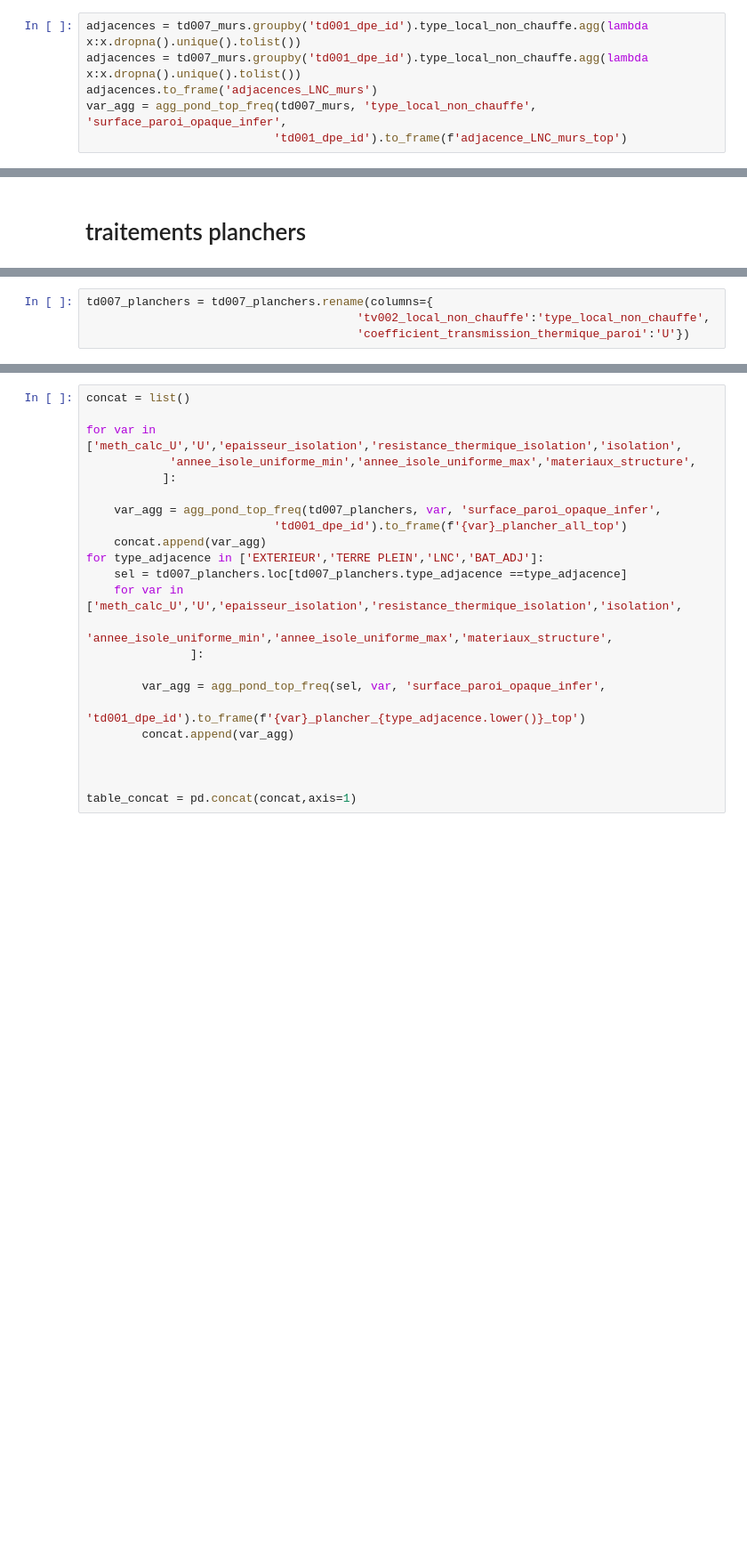
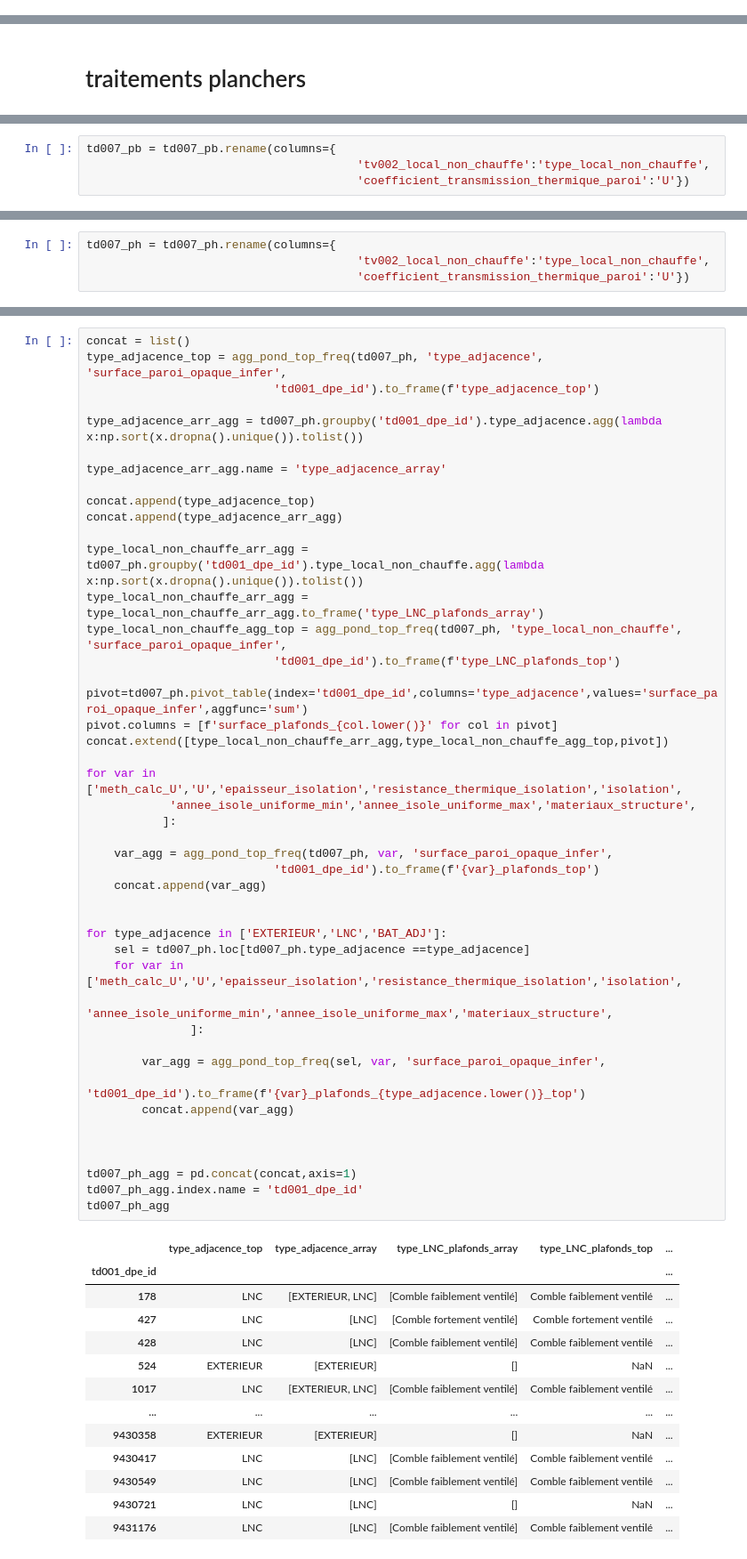
Before and after one commit to etalab/de-dpe-processing, a Jupyter notebook: data_processing_cstb/traitement_donnees_metier/dev.ipynb, the cells around one changed output, grey strips where cells are left out. Shown: that part at 89% size. Drawn from its saved outputs; the diff is of its cells as text; blank space fills up the shorter version.

```diff
--- a/data_processing_cstb/traitement_donnees_metier/dev.ipynb
+++ b/data_processing_cstb/traitement_donnees_metier/dev.ipynb
@@ -373,6 +411,0 @@ See the caveats in the documentation: https://pandas.pydata.org/pandas-docs/stab
-# %%
-adjacences = td007_murs.groupby('td001_dpe_id').type_local_non_chauffe.agg(lambda x:x.dropna().unique().tolist())
-adjacences = td007_murs.groupby('td001_dpe_id').type_local_non_chauffe.agg(lambda x:x.dropna().unique().tolist())
-adjacences.to_frame('adjacences_LNC_murs')
-var_agg = agg_pond_top_freq(td007_murs, 'type_local_non_chauffe', 'surface_paroi_opaque_infer',
-                           'td001_dpe_id').to_frame(f'adjacence_LNC_murs_top')
@@ -577,4 +579,4 @@ td007_planchers.loc[is_tp, 'type_adjacence'] = 'TERRE PLEIN'
 # %%
-td007_planchers = td007_planchers.rename(columns={
+td007_pb = td007_pb.rename(columns={
                                        'tv002_local_non_chauffe':'type_local_non_chauffe',
                                        'coefficient_transmission_thermique_paroi':'U'})
@@ -580,0 +792,4 @@ td007_planchers = td007_planchers.rename(columns={
+# %%
+td007_ph = td007_ph.rename(columns={
+                                       'tv002_local_non_chauffe':'type_local_non_chauffe',
+                                       'coefficient_transmission_thermique_paroi':'U'})
@@ -581,24 +798,59 @@ td007_planchers = td007_planchers.rename(columns={
 # %%
 concat = list()
+type_adjacence_top = agg_pond_top_freq(td007_ph, 'type_adjacence', 'surface_paroi_opaque_infer',
+                           'td001_dpe_id').to_frame(f'type_adjacence_top')
+
+type_adjacence_arr_agg = td007_ph.groupby('td001_dpe_id').type_adjacence.agg(lambda x:np.sort(x.dropna().unique()).tolist())
+
+type_adjacence_arr_agg.name = 'type_adjacence_array'
+
+concat.append(type_adjacence_top)
+concat.append(type_adjacence_arr_agg)
+
+type_local_non_chauffe_arr_agg = td007_ph.groupby('td001_dpe_id').type_local_non_chauffe.agg(lambda x:np.sort(x.dropna().unique()).tolist())
+type_local_non_chauffe_arr_agg = type_local_non_chauffe_arr_agg.to_frame('type_LNC_plafonds_array')
+type_local_non_chauffe_agg_top = agg_pond_top_freq(td007_ph, 'type_local_non_chauffe', 'surface_paroi_opaque_infer',
+                           'td001_dpe_id').to_frame(f'type_LNC_plafonds_top')
+
+pivot=td007_ph.pivot_table(index='td001_dpe_id',columns='type_adjacence',values='surface_paroi_opaque_infer',aggfunc='sum')
+pivot.columns = [f'surface_plafonds_{col.lower()}' for col in pivot]
+concat.extend([type_local_non_chauffe_arr_agg,type_local_non_chauffe_agg_top,pivot])
 
 for var in ['meth_calc_U','U','epaisseur_isolation','resistance_thermique_isolation','isolation',
             'annee_isole_uniforme_min','annee_isole_uniforme_max','materiaux_structure',
            ]:
 
-    var_agg = agg_pond_top_freq(td007_planchers, var, 'surface_paroi_opaque_infer',
-                           'td001_dpe_id').to_frame(f'{var}_plancher_all_top')
+    var_agg = agg_pond_top_freq(td007_ph, var, 'surface_paroi_opaque_infer',
+                           'td001_dpe_id').to_frame(f'{var}_plafonds_top')
     concat.append(var_agg)
-for type_adjacence in ['EXTERIEUR','TERRE PLEIN','LNC','BAT_ADJ']:
-    sel = td007_planchers.loc[td007_planchers.type_adjacence ==type_adjacence]
+
+
+for type_adjacence in ['EXTERIEUR','LNC','BAT_ADJ']:
+    sel = td007_ph.loc[td007_ph.type_adjacence ==type_adjacence]
     for var in ['meth_calc_U','U','epaisseur_isolation','resistance_thermique_isolation','isolation',
                 'annee_isole_uniforme_min','annee_isole_uniforme_max','materiaux_structure',
                ]:
 
         var_agg = agg_pond_top_freq(sel, var, 'surface_paroi_opaque_infer',
-                               'td001_dpe_id').to_frame(f'{var}_plancher_{type_adjacence.lower()}_top')
+                               'td001_dpe_id').to_frame(f'{var}_plafonds_{type_adjacence.lower()}_top')
         concat.append(var_agg)
 
 
 
-table_concat = pd.concat(concat,axis=1)
+td007_ph_agg = pd.concat(concat,axis=1)
+td007_ph_agg.index.name = 'td001_dpe_id'
+td007_ph_agg
 # %% [output]
+|  | type_adjacence_top | type_adjacence_array | type_LNC_plafonds_array | type_LNC_plafonds_top | ... |
+| td001_dpe_id |  |  |  |  | ... |
+| 178 | LNC | [EXTERIEUR, LNC] | [Comble faiblement ventilé] | Comble faiblement ventilé | ... |
+| 427 | LNC | [LNC] | [Comble fortement ventilé] | Comble fortement ventilé | ... |
+| 428 | LNC | [LNC] | [Comble faiblement ventilé] | Comble faiblement ventilé | ... |
+| 524 | EXTERIEUR | [EXTERIEUR] | [] | NaN | ... |
+| 1017 | LNC | [EXTERIEUR, LNC] | [Comble faiblement ventilé] | Comble faiblement ventilé | ... |
+| ... | ... | ... | ... | ... | ... |
+| 9430358 | EXTERIEUR | [EXTERIEUR] | [] | NaN | ... |
+| 9430417 | LNC | [LNC] | [Comble faiblement ventilé] | Comble faiblement ventilé | ... |
+| 9430549 | LNC | [LNC] | [Comble faiblement ventilé] | Comble faiblement ventilé | ... |
+| 9430721 | LNC | [LNC] | [] | NaN | ... |
+| 9431176 | LNC | [LNC] | [Comble faiblement ventilé] | Comble faiblement ventilé | ... |
```
Also changed, not shown: parts of 64 cells of this notebook, 6 other files.
